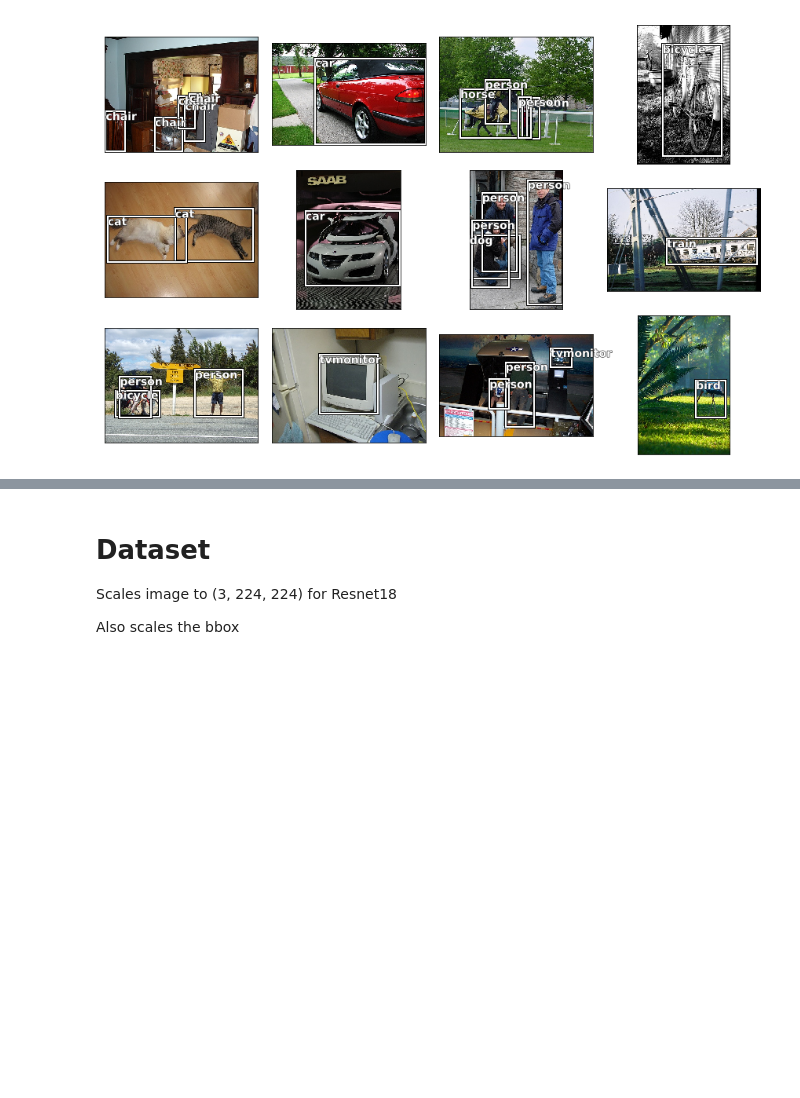
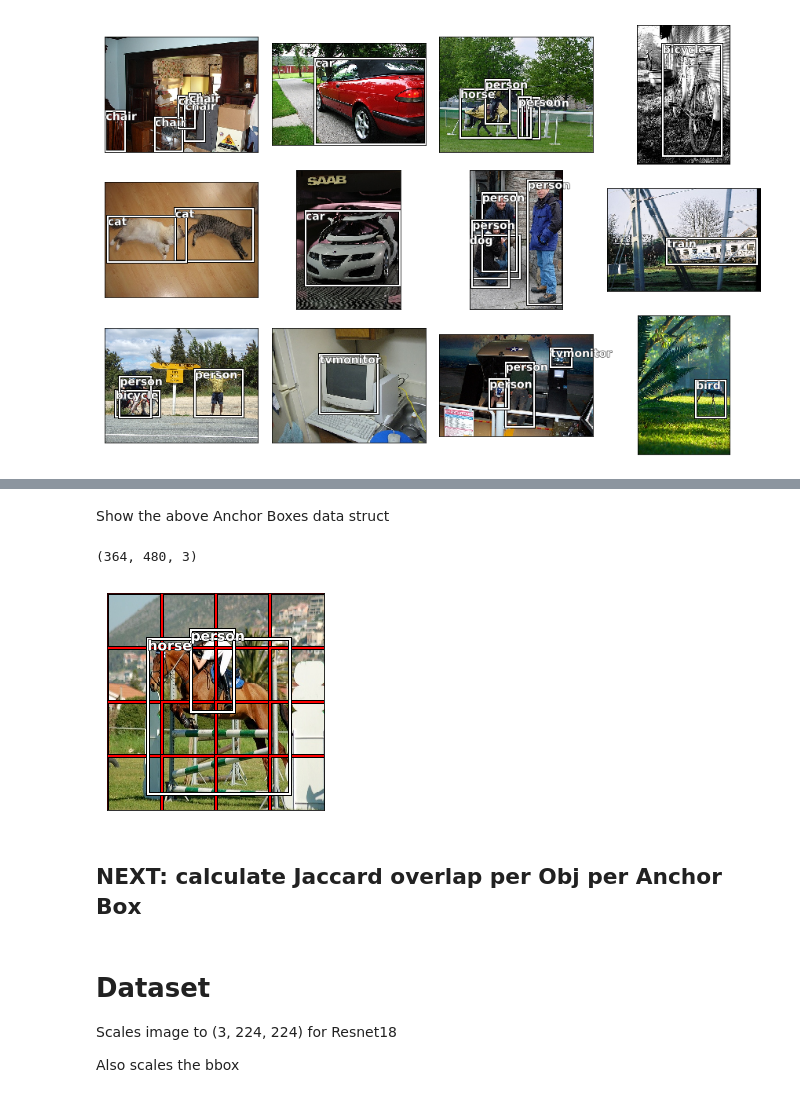
Before and after one commit to aaronlelevier/pytorch-practice, a Jupyter notebook: notebooks/fastai-lesson-9-obj-detect-4x4-grid-multi-box.ipynb, the cells around one changed output, grey strips where cells are left out. Drawn from its saved outputs; the diff is of its cells as text; code cells hidden in the pictures; blank space fills up the shorter version.

```diff
--- a/notebooks/fastai-lesson-9-obj-detect-4x4-grid-multi-box.ipynb
+++ b/notebooks/fastai-lesson-9-obj-detect-4x4-grid-multi-box.ipynb
@@ -371,0 +352,5 @@ draw_text(ax, b[:2], categories[cat])
+# %%
+anc_w = 1/anc_grid
+anc_h = 1/anc_grid
+anc_sizes = np.array([[anc_w, anc_h] for i in range(anc_grid*anc_grid)])
+anc_sizes
@@ -371,0 +393,3 @@ draw_text(ax, b[:2], categories[cat])
+# %%
+anchors = torch.tensor(np.concatenate([anc_centers, anc_sizes], axis=1), requires_grad=False, dtype=torch.float)
+anchors
@@ -371,0 +444,6 @@ draw_text(ax, b[:2], categories[cat])
+# %%
+def hw2corners(center, hw):
+    return torch.cat([center-hw/2, center+hw/2], dim=1)
+
+anc_corners = hw2corners(anchors[:,:2], anchors[:,2:])
+anc_corners
@@ -372,3 +467,5 @@ draw_text(ax, b[:2], categories[cat])
+# %% [markdown]
+Show the above Anchor Boxes data struct
 # %%
 def scale_pascal_bb(bbox, image, size):
     """
@@ -383,16 +480,23 @@ def scale_pascal_bb(bbox, image, size):
     im_h = image.shape[0]
     return np.multiply(np.divide(bbox, [im_w, im_h, im_w, im_h]), size)
 # %%
-image_id, (area, bbox, cat) = next(iter(image_w_bbox.items()))
-fn = f'{IMAGE_PATH}/{train_filenames[image_id]}'
-im = open_image(fn)
+# image_id = random.choice(train_image_ids)
+image_id = train_image_ids[1]
+im = open_image(str(IMAGE_PATH/train_filenames[image_id]))
+print(im.shape)
 resized_image = cv2.resize(im, (SIZE, SIZE)) # HW
 ax = show_img(resized_image)
-size=224
-b = scale_pascal_bb(bbox, im, size)
-print(b)
-draw_rect(ax, b)
-draw_text(ax, b[:2], categories[cat])
+for bbox in anc_corners:
+    draw_rect(ax, bbox*224, edgecolor='red')
+for bbox, cat in train_ann[image_id]:
+    bbox = scale_pascal_bb(bbox, im, SIZE)
+    draw_rect(ax, bbox)
+    draw_text(ax, bbox[:2], categories[cat])
+# %% [output]
+(364, 480, 3)
+[figure, added]
+# %% [markdown]
+## NEXT: calculate Jaccard overlap per Obj per Anchor Box
 # %% [markdown]
 # Dataset
 
```
Also changed, not shown: parts of 27 cells of this notebook.
